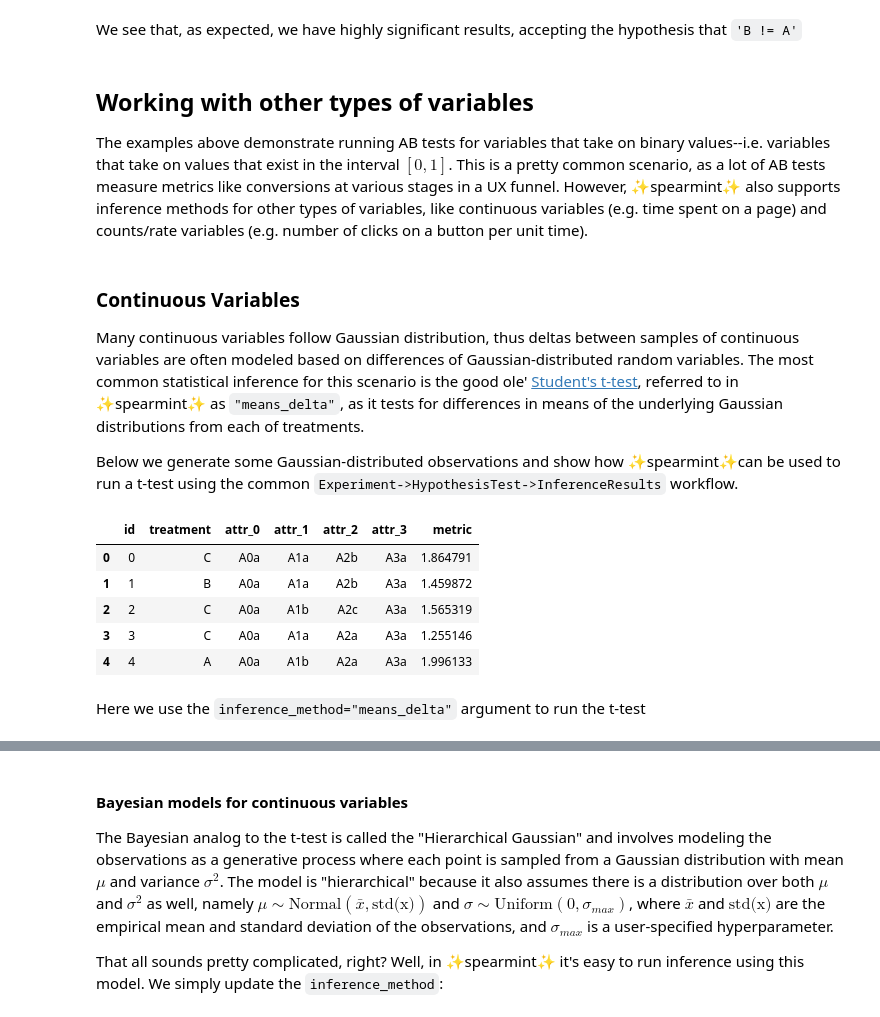
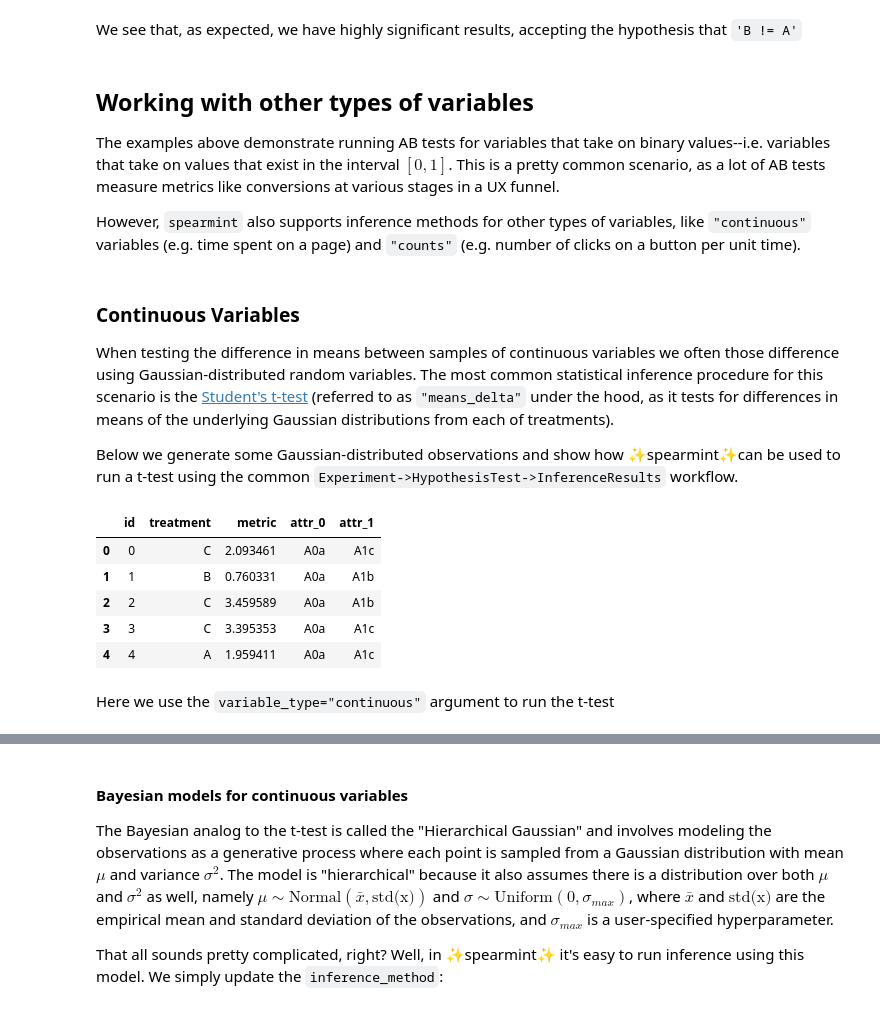
Before and after one commit to dustinstansbury/spearmint, a Jupyter notebook: docs/spearmint_basics.ipynb, the cells around one changed output, grey strips where cells are left out. Drawn from its saved outputs; the diff is of its cells as text; code cells hidden in the pictures.

```diff
--- a/docs/spearmint_basics.ipynb
+++ b/docs/spearmint_basics.ipynb
@@ -415,29 +722,31 @@ Test Results:
 We see that, as expected, we have highly significant results, accepting the hypothesis that `'B != A'`
 # %% [markdown]
 ## Working with other types of variables
-The examples above demonstrate running AB tests for variables that take on binary values--i.e. variables that take on values that exist in the interval $[0, 1]$. This is a pretty common scenario, as a lot of AB tests measure metrics like conversions at various stages in a UX funnel. However, ✨spearmint✨ also supports inference methods for other types of variables, like continuous variables (e.g. time spent on a page) and counts/rate variables (e.g. number of clicks on a button per unit time).
+The examples above demonstrate running AB tests for variables that take on binary values--i.e. variables that take on values that exist in the interval $[0, 1]$. This is a pretty common scenario, as a lot of AB tests measure metrics like conversions at various stages in a UX funnel.
+
+However, `spearmint` also supports inference methods for other types of variables, like `"continuous"` variables (e.g. time spent on a page) and `"counts"` (e.g. number of clicks on a button per unit time).
 # %% [markdown]
 ### Continuous Variables
-Many continuous variables follow Gaussian distribution, thus deltas between samples of continuous variables are often modeled based on differences of Gaussian-distributed random variables. The most common statistical inference for this scenario is the good ole' [Student's t-test](https://en.wikipedia.org/wiki/Student%27s_t-test), referred to in ✨spearmint✨ as `"means_delta"`, as it tests for differences in means of the underlying Gaussian distributions from each of treatments.
+When testing the difference in means between samples of continuous variables we often those difference using Gaussian-distributed random variables. The most common statistical inference procedure for this scenario is the [Student's t-test](https://en.wikipedia.org/wiki/Student%27s_t-test) (referred to as `"means_delta"` under the hood, as it tests for differences in means of the underlying Gaussian distributions from each of treatments).
 
 Below we generate some Gaussian-distributed observations and show how ✨spearmint✨can be used to run a t-test using the common `Experiment->HypothesisTest->InferenceResults` workflow.
 # %%
 # generate some fake Gaussian-distributed trial data
-gaussian_data = generate_fake_observations(
+continuous_data = generate_fake_observations(
     distribution='gaussian',  # binary data
     n_treatments=3,
-    n_attributes=4,
-    n_observations=1000
+    n_attributes=2,
+    n_observations=100
 )
-gaussian_data.head()
+continuous_data.head()
 # %% [output]
-|  | id | treatment | attr_0 | attr_1 | attr_2 | attr_3 | metric |
-| 0 | 0 | C | A0a | A1a | A2b | A3a | 1.864791 |
-| 1 | 1 | B | A0a | A1a | A2b | A3a | 1.459872 |
-| 2 | 2 | C | A0a | A1b | A2c | A3a | 1.565319 |
-| 3 | 3 | C | A0a | A1a | A2a | A3a | 1.255146 |
-| 4 | 4 | A | A0a | A1b | A2a | A3a | 1.996133 |
+|  | id | treatment | metric | attr_0 | attr_1 |
+| 0 | 0 | C | 2.093461 | A0a | A1c |
+| 1 | 1 | B | 0.760331 | A0a | A1b |
+| 2 | 2 | C | 3.459589 | A0a | A1b |
+| 3 | 3 | C | 3.395353 | A0a | A1c |
+| 4 | 4 | A | 1.959411 | A0a | A1c |
 # %% [markdown]
-Here we use the `inference_method="means_delta"` argument to run the t-test
+Here we use the `variable_type="continuous"` argument to run the t-test
 # %%
 # Initialize the Experiment
```
Also changed, not shown: parts of 86 cells of this notebook, 6 other files.
